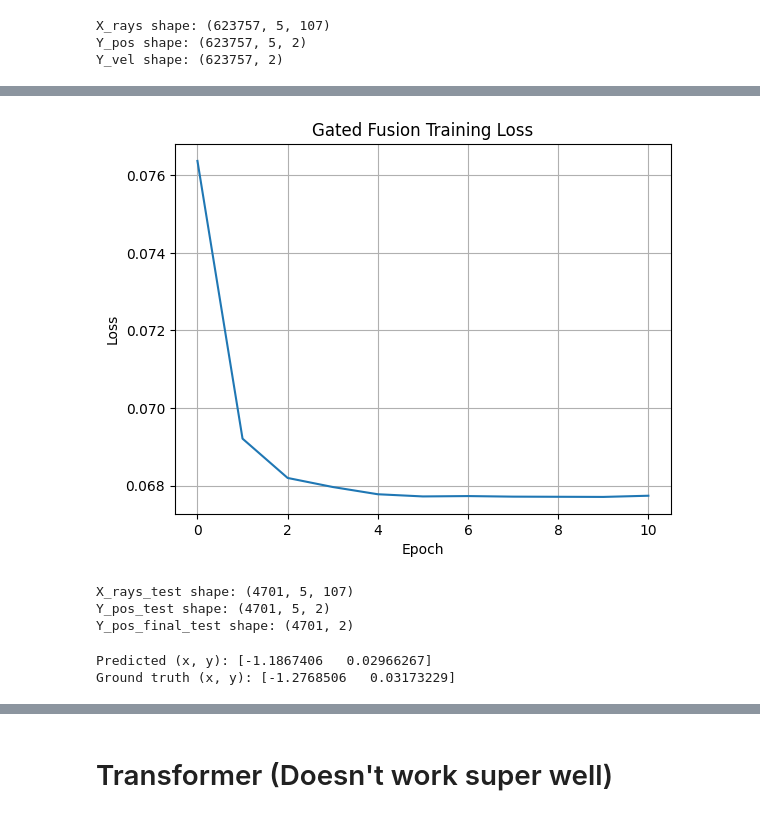
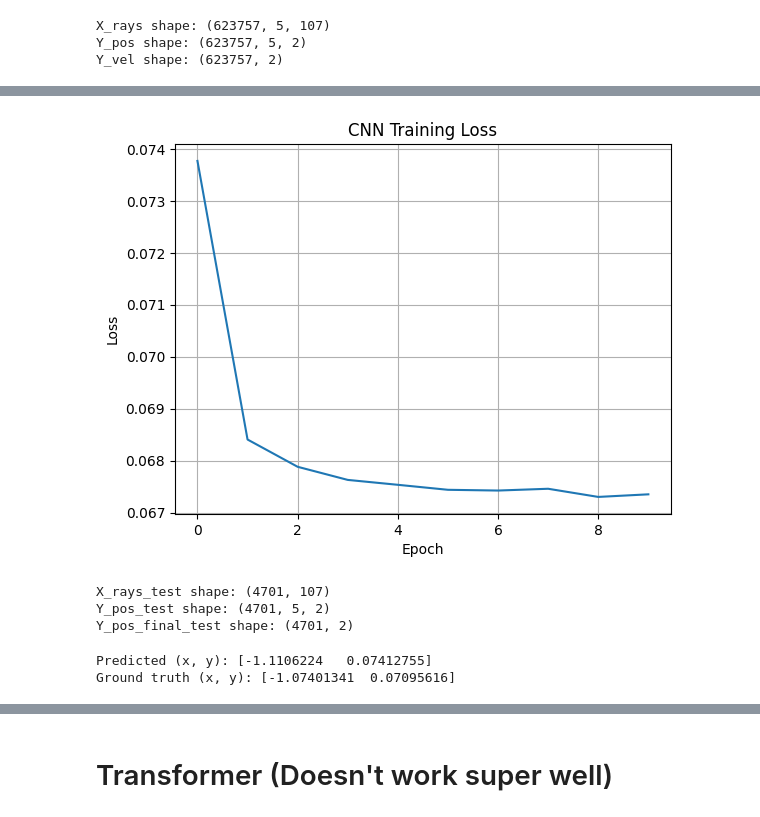
Before and after one commit to griffing52/catching_dynamics, a Jupyter notebook: vision/CNN.ipynb, the cells around one changed output, grey strips where cells are left out. Cells and saved outputs as stored; diff of their text form; code cells hidden in the pictures.

```diff
--- a/vision/CNN.ipynb
+++ b/vision/CNN.ipynb
@@ -137,6 +137,9 @@ Y_vel shape: (623757, 2)
 
 X_tensor = torch.tensor(X_rays[:, -1, :], dtype=torch.float32)   # (N*T, R)
 Y_tensor = torch.tensor(Y_pos_final, dtype=torch.float32)   # (N*T, 2)
+
+print("X_tensor shape:", X_tensor.shape)
+print("Y_tensor shape:", Y_tensor.shape)
 
 dataset = TensorDataset(X_tensor, Y_tensor)
 loader = DataLoader(dataset, batch_size=32, shuffle=True)
@@ -154,7 +157,7 @@ losses = []
 for epoch in range(10):
     epoch_loss = 0
     for xb, yb in loader:
-        pred = model(xb)               # xb: (B, R)
+        pred = model(xb.squeeze(1))               # xb: (B, R)
         loss = criterion(pred, yb)     # yb: (B, 2)
 
         optimizer.zero_grad()
@@ -187,14 +185,14 @@ Epoch 24: Loss = 0.0674
 # %%
 plt.plot(losses)
 plt.xlabel("Epoch")
 plt.ylabel("Loss")
-plt.title("Gated Fusion Training Loss")
+plt.title("CNN Training Loss")
 plt.grid(True)
 plt.show()
 # %% [output]
-[figure, old version]
+[figure, new version]
 # %%
-X_rays_test = np.load('../data/CNN_LSTM_test_rays.npy')  # (N, T, R)
+X_rays_test = np.load('../data/CNN_LSTM_test_rays.npy')[:, -1, :]  # (N, T, R)
 Y_pos_test =  np.load('../data/CNN_LSTM_test_pos.npy')    # (N, T, 2)
 print("X_rays_test shape:", X_rays_test.shape)
 print("Y_pos_test shape:", Y_pos_test.shape)
@@ -202,7 +200,7 @@ print("Y_pos_test shape:", Y_pos_test.shape)
 Y_pos_final_test = Y_pos_test[:, -1, :]  # position at last time step
 print("Y_pos_final_test shape:", Y_pos_final_test.shape)
 # %% [output]
-X_rays_test shape: (4701, 5, 107)
+X_rays_test shape: (4701, 107)
 Y_pos_test shape: (4701, 5, 2)
 Y_pos_final_test shape: (4701, 2)
 # %%
@@ -212,13 +210,13 @@ with torch.no_grad():
     test_ray = torch.tensor(X_rays_test[i], dtype=torch.float32)
     # print("Test ray shape:", Y_pos_test[i:i+1].shape)
     # prediction = model(test_ray, torch.zeros((1,5,2))).numpy()[0]
-    prediction = model(test_ray).to('cpu').numpy()[0]
+    prediction = model(test_ray.unsqueeze(0)).to('cpu').numpy()[0]
 
     print("Predicted (x, y):", prediction)
     print("Ground truth (x, y):", Y_pos_final_test[i])
 # %% [output]
-Predicted (x, y): [-1.1867406   0.02966267]
-Ground truth (x, y): [-1.2768506   0.03173229]
+Predicted (x, y): [-1.1106224   0.07412755]
+Ground truth (x, y): [-1.07401341  0.07095616]
 # %%
 true_pos = []
 cnn_pos = []
```
Also changed, not shown: parts of 3 cells of this notebook, 9 other files.
